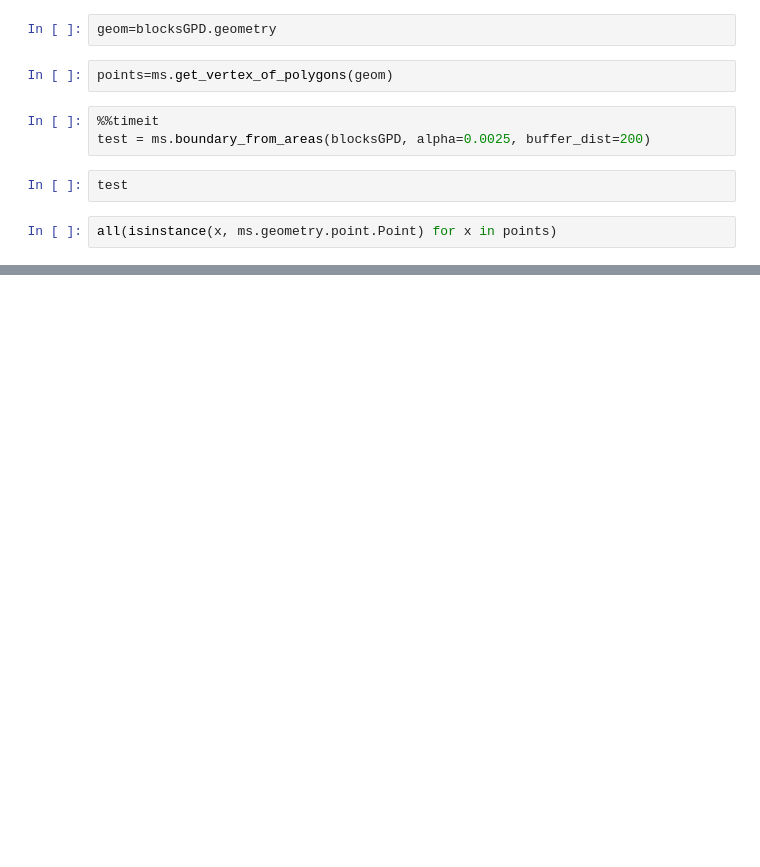
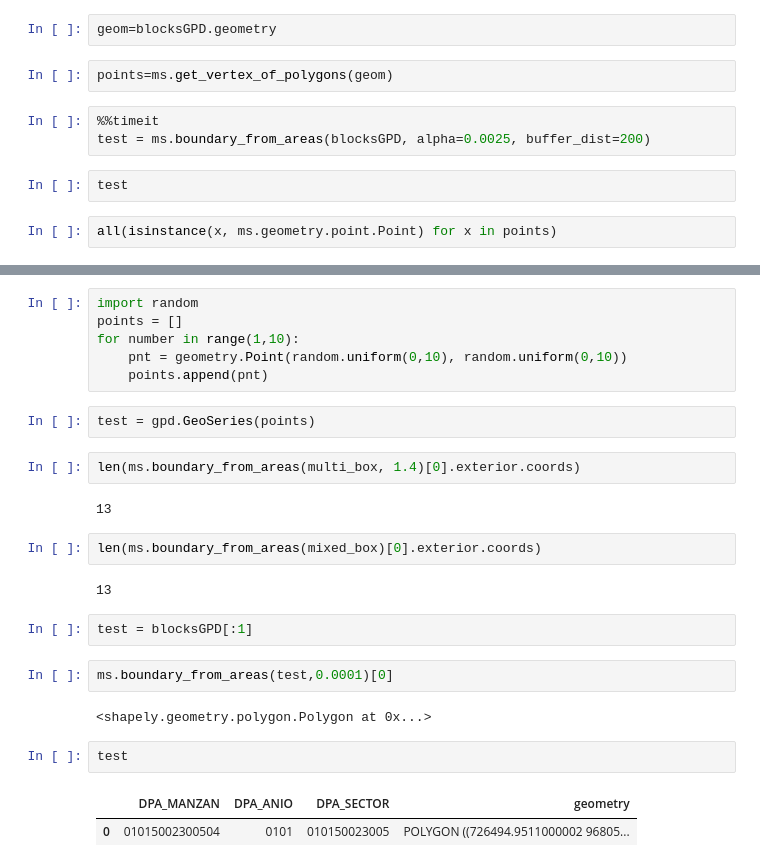
Before and after one commit to mateoneira/MultiplexSegregation, a Jupyter notebook: Multiplex_Segregation.ipynb, the cells around one changed output, grey strips where cells are left out. Saved outputs shown, nothing was run; the diff lists cells and outputs as text; blank space fills up the shorter version.

Commit message:
added test for boundary for area

```diff
--- a/Multiplex_Segregation.ipynb
+++ b/Multiplex_Segregation.ipynb
@@ -97,0 +192,27 @@ all(isinstance(x, ms.geometry.point.Point) for x in points)
+# %%
+import random
+points = []
+for number in range(1,10):
+    pnt = geometry.Point(random.uniform(0,10), random.uniform(0,10))
+    points.append(pnt)
+# %%
+test = gpd.GeoSeries(points)
+# %%
+len(ms.boundary_from_areas(multi_box, 1.4)[0].exterior.coords)
+# %% [output]
+13
+# %%
+len(ms.boundary_from_areas(mixed_box)[0].exterior.coords)
+# %% [output]
+13
+# %%
+test = blocksGPD[:1]
+# %%
+ms.boundary_from_areas(test,0.0001)[0]
+# %% [output]
+<shapely.geometry.polygon.Polygon at 0x...>
+# %%
+test
+# %% [output]
+|  | DPA_MANZAN | DPA_ANIO | DPA_SECTOR | geometry |
+| 0 | 01015002300504 | 0101 | 010150023005 | POLYGON ((726494.9511000002 96805... |
```
Also changed, not shown: parts of 13 cells of this notebook, 3 other files.
